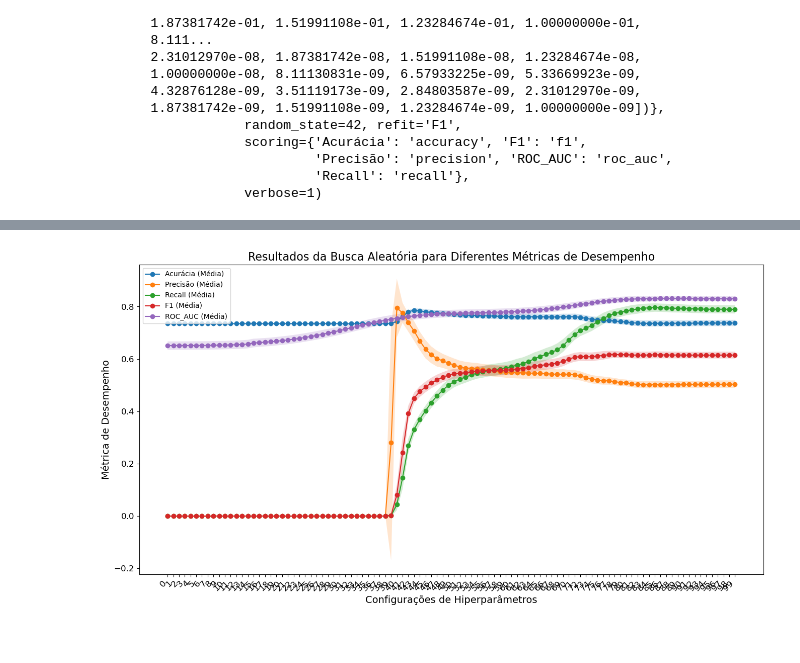
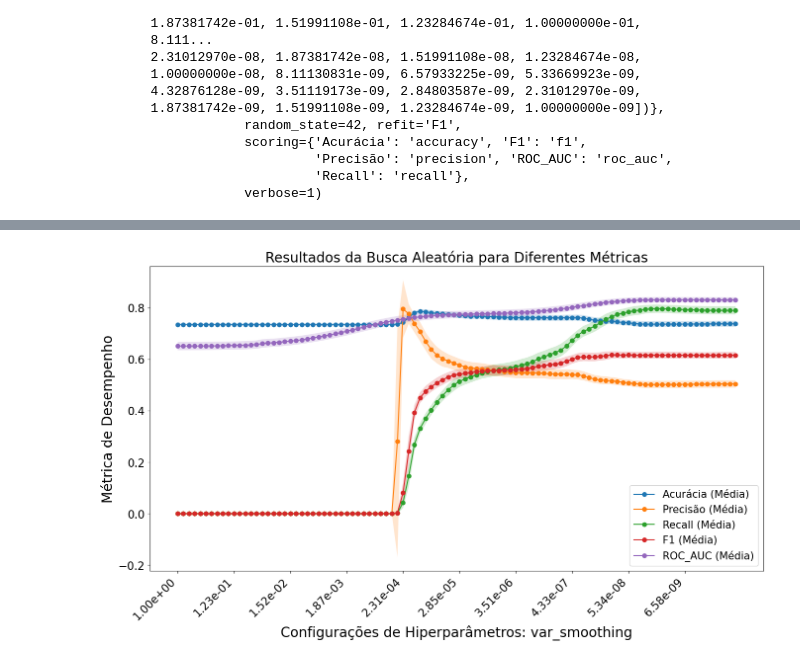
Before and after one commit to RPGraciotti/Novexus_alura_challenge, a Jupyter notebook: notebook_projeto.ipynb, the cells around one changed output, grey strips where cells are left out. Saved outputs shown, nothing was run; the diff lists cells and outputs as text; code cells hidden in the pictures.

Commit message:
preparando para criar aplicação

```diff
--- a/notebook_projeto.ipynb
+++ b/notebook_projeto.ipynb
@@ -1176,36 +1192,38 @@ RandomizedSearchCV(cv=RepeatedStratifiedKFold(n_repeats=10, n_splits=5, random_s
 # %%
-
-results = gs_NB.cv_results_
 params = results['params']
 
+# Métricas de desempenho a serem plotadas
 metrics = {
     'Acurácia': ('mean_test_Acurácia', 'std_test_Acurácia'),
     'Precisão': ('mean_test_Precisão', 'std_test_Precisão'),
     'Recall': ('mean_test_Recall', 'std_test_Recall'),
     'F1': ('mean_test_F1', 'std_test_F1'),
     'ROC_AUC': ('mean_test_ROC_AUC', 'std_test_ROC_AUC')
 }
 
 # Converter os resultados em um DataFrame do Pandas
 df_results = pd.DataFrame(results)
 
 plt.figure(figsize=(16, 8))
 
-param_strings = df_results.index.astype(str)
+df_results['param_var_smoothing'] = df_results['param_var_smoothing'].apply(lambda x: f'{x:.2e}')
+
+param_strings = df_results['param_var_smoothing']
 
 for metric_name, (mean_key, std_key) in metrics.items():
     mean_metric = df_results[mean_key]
     std_metric = df_results[std_key]
 
     plt.plot(param_strings, mean_metric, marker='o', linestyle='-', label=f'{metric_name} (Média)')
     plt.fill_between(param_strings, mean_metric - std_metric, mean_metric + std_metric, alpha=0.2)
 
-plt.xlabel('Configurações de Hiperparâmetros', fontsize=14)
-plt.ylabel('Métrica de Desempenho', fontsize=14)
-plt.title('Resultados da Busca Aleatória para Diferentes Métricas de Desempenho', fontsize=16)
-plt.xticks(rotation=45, fontsize = 12, ha = 'right')
-plt.yticks(fontsize=12)
-plt.legend()
+plt.xlabel('Configurações de Hiperparâmetros: var_smoothing', fontsize=20)
+plt.ylabel('Métrica de Desempenho', fontsize=20)
+plt.title('Resultados da Busca Aleatória para Diferentes Métricas', fontsize=20)
+
+plt.xticks(range(0, len(param_strings), 10), param_strings[::10], rotation=45, fontsize=16, ha='right')
+plt.yticks(fontsize=16)
+plt.legend(loc='lower right', fontsize=15)
 plt.show()
 # %% [output]
-[figure, old version]
+[figure, new version]
```
Also changed, not shown: parts of 17 cells of this notebook.
